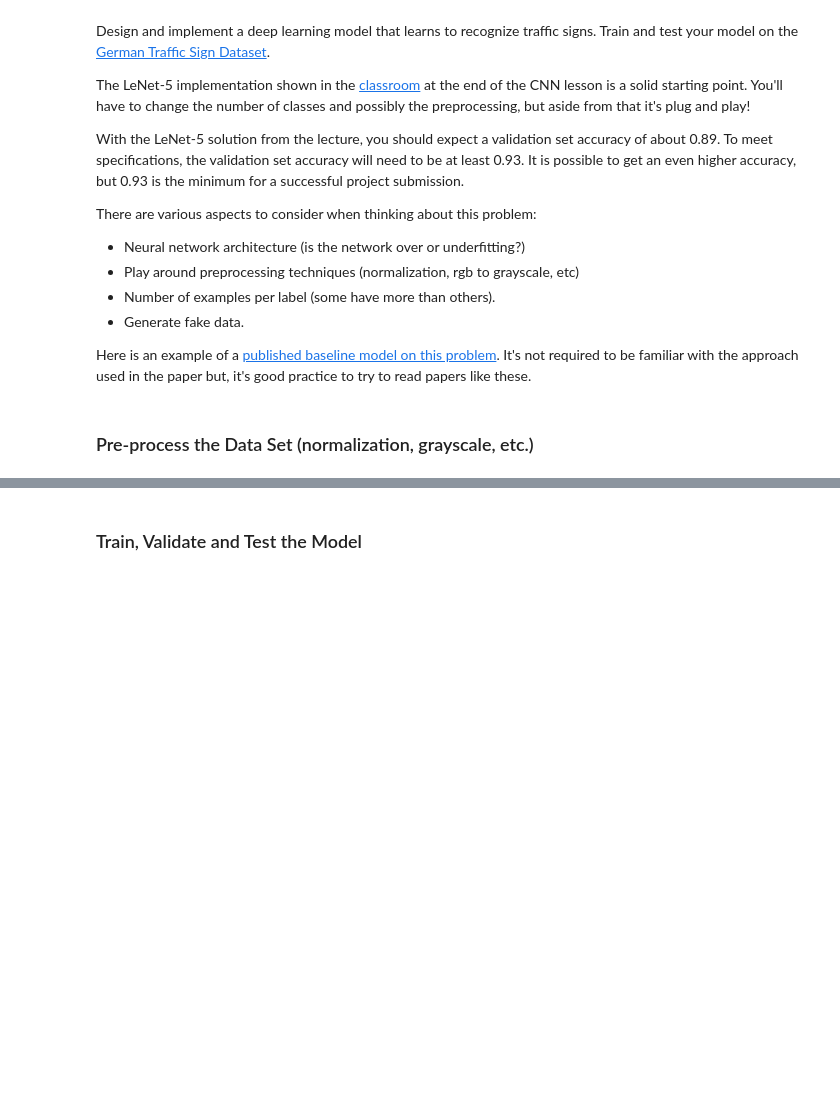
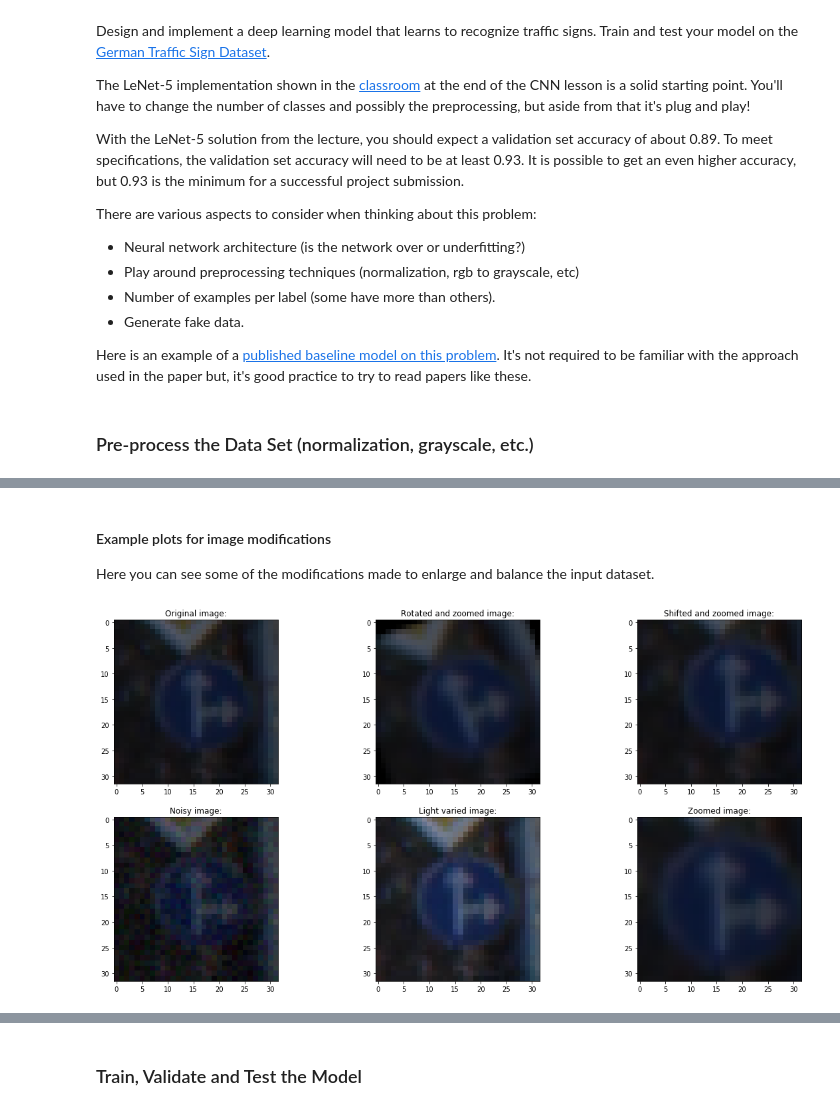
Before and after one commit to fgottmann/UD_SDC_P3_TrafficSignRecognition, a Jupyter notebook: Traffic_Sign_Classifier.ipynb, the cells around one changed output, grey strips where cells are left out. Cells and saved outputs as stored; diff of their text form; code cells hidden in the pictures; blank space fills up the shorter version.

```diff
--- a/Traffic_Sign_Classifier.ipynb
+++ b/Traffic_Sign_Classifier.ipynb
@@ -24,7 +12,7 @@ The [rubric](https://review.udacity.com/#!/rubrics/481/view) contains "Stand Out
 import pickle
 
 # TODO: Fill this in based on where you saved the training and testing data
-data_folder = 'traffic-signs-data'
+data_folder = '../data'
 
 training_file = data_folder + '/' + 'train.p'
 validation_file=data_folder + '/' + 'valid.p'
@@ -178,0 +383,21 @@ Use the code cell (or multiple code cells, if necessary) to implement the first
+# %% [markdown]
+#### Example plots for image modifications
+Here you can see some of the modifications made to enlarge and balance the input dataset.
+# %%
+fig, sb = plt.subplots(2,3,figsize=(20,10))
+sb[0][0].imshow(X_train[1000])
+sb[0][0].set_title("Original image:")
+sb[0][1].imshow(rotZoom(X_train[1000],20,1))
+sb[0][1].set_title("Rotated and zoomed image:")
+sb[0][2].imshow(shiftZoom(X_train[1000],4,-4,1))
+sb[0][2].set_title("Shifted and zoomed image:")
+sb[1][0].imshow(applyNoise(X_train[1000],4))
+sb[1][0].set_title("Noisy image:")
+sb[1][1].imshow(varyLight(X_train[1000],1.5))
+sb[1][1].set_title("Light varied image:")
+sb[1][2].imshow(applyZoom(X_train[1000],1.2))
+sb[1][2].set_title("Zoomed image:")
+plt.savefig('output_folder/' + 'image_augmented.jpg')
+plt.show()
+# %% [output]
+[figure, added]
```
Also changed, not shown: parts of 33 cells of this notebook, 6 other files.
